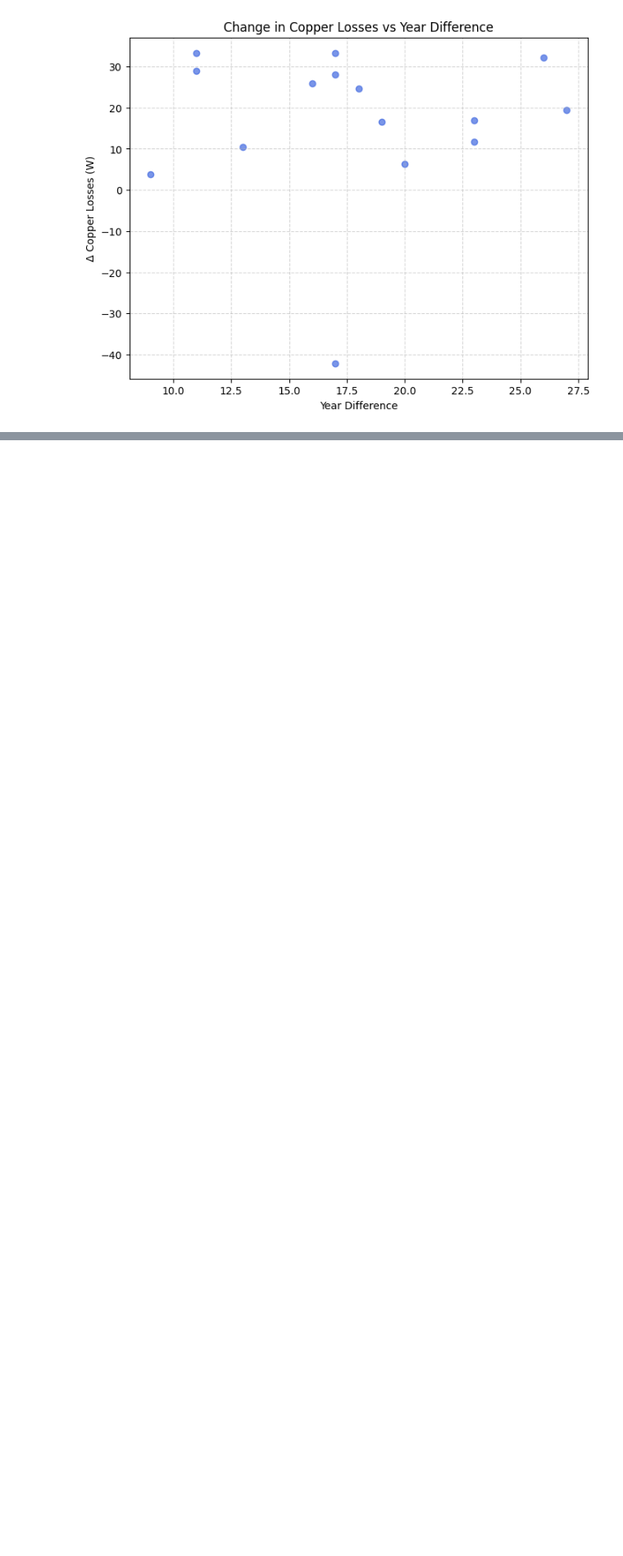
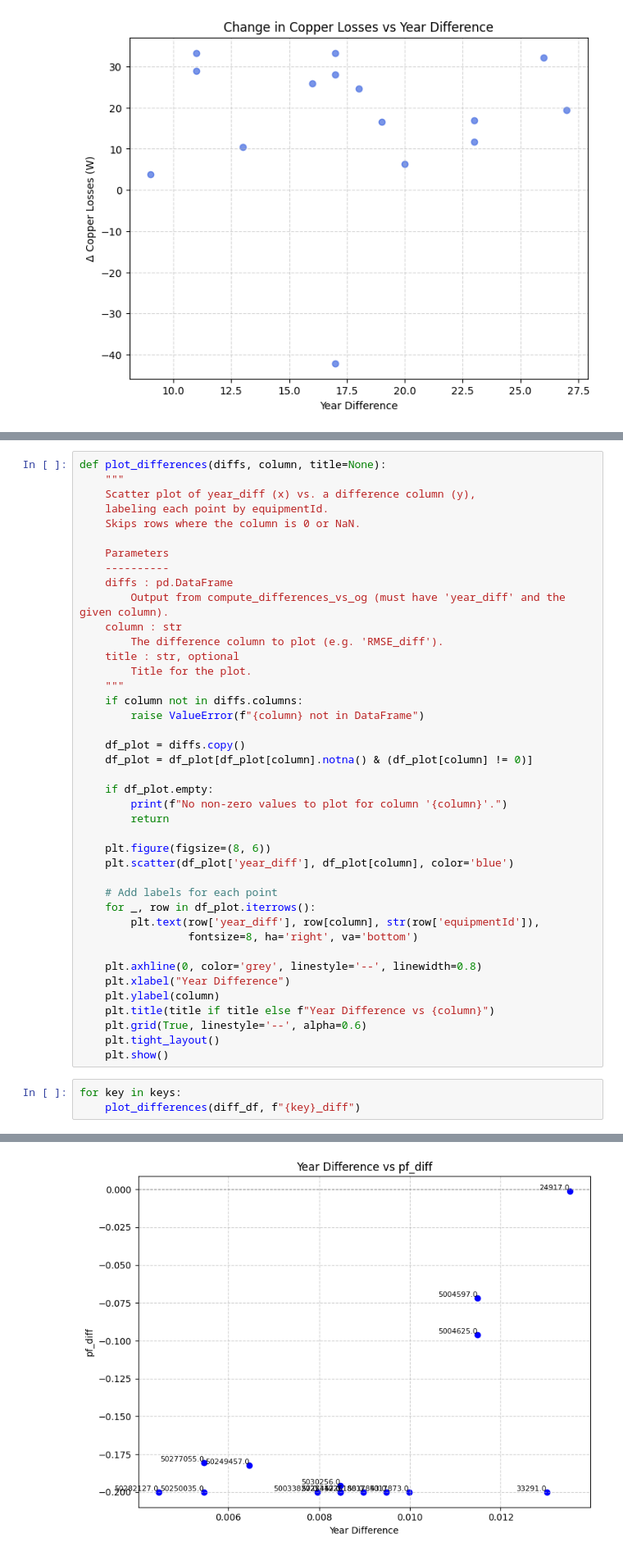
Before and after one commit to DT-Service-Consulting/ElectricGrid, a Jupyter notebook: wb_model_exploration.ipynb, the cells around one changed output, grey strips where cells are left out. Shown at 82% size. Cells and saved outputs as stored; diff of their text form; blank space fills up the shorter version.

```diff
--- a/wb_model_exploration.ipynb
+++ b/wb_model_exploration.ipynb
@@ -980,0 +2155,45 @@ fit_table, pred_df = fit_all_transformers(
+# %%
+def plot_differences(diffs, column, title=None):
+    """
+    Scatter plot of year_diff (x) vs. a difference column (y),
+    labeling each point by equipmentId.
+    Skips rows where the column is 0 or NaN.
+
+    Parameters
+    ----------
+    diffs : pd.DataFrame
+        Output from compute_differences_vs_og (must have 'year_diff' and the given column).
+    column : str
+        The difference column to plot (e.g. 'RMSE_diff').
+    title : str, optional
+        Title for the plot.
+    """
+    if column not in diffs.columns:
+        raise ValueError(f"{column} not in DataFrame")
+
+    df_plot = diffs.copy()
+    df_plot = df_plot[df_plot[column].notna() & (df_plot[column] != 0)]
+
+    if df_plot.empty:
+        print(f"No non-zero values to plot for column '{column}'.")
+        return
+
+    plt.figure(figsize=(8, 6))
+    plt.scatter(df_plot['year_diff'], df_plot[column], color='blue')
+
+    # Add labels for each point
+    for _, row in df_plot.iterrows():
+        plt.text(row['year_diff'], row[column], str(row['equipmentId']),
+                 fontsize=8, ha='right', va='bottom')
+
+    plt.axhline(0, color='grey', linestyle='--', linewidth=0.8)
+    plt.xlabel("Year Difference")
+    plt.ylabel(column)
+    plt.title(title if title else f"Year Difference vs {column}")
+    plt.grid(True, linestyle='--', alpha=0.6)
+    plt.tight_layout()
+    plt.show()
+# %%
+for key in keys:
+    plot_differences(diff_df, f"{key}_diff")
+# %% [output]
@@ -980,0 +2201 @@ fit_table, pred_df = fit_all_transformers(
+[figure, added]
```
Also changed, not shown: parts of 38 cells of this notebook, 8 other files.
